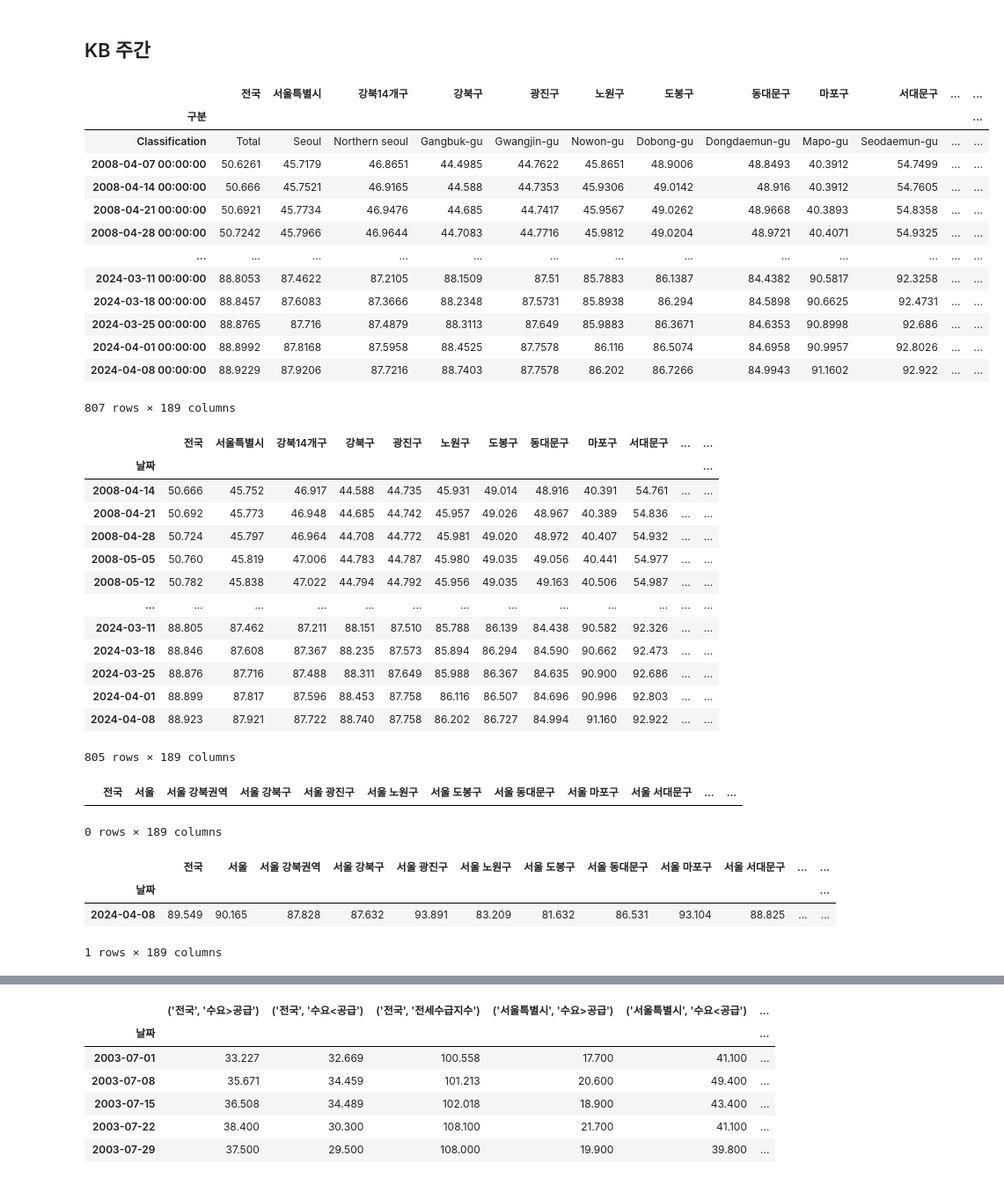
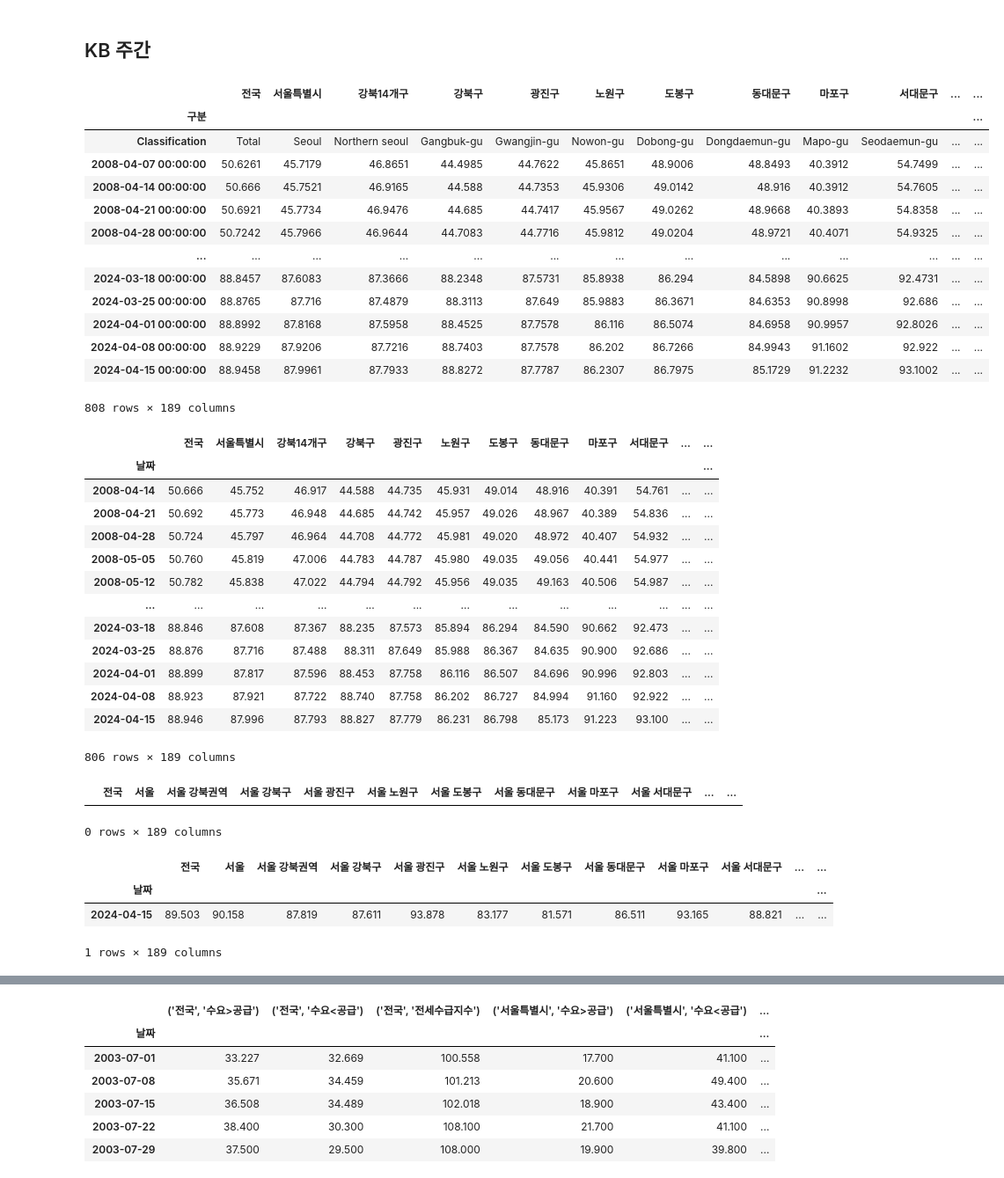
Before and after one commit to sizipusx/fundamental, a Jupyter notebook: jupyterlab/주간 부동산 업데이트.ipynb, the cells around one changed output, grey strips where cells are left out. Shown at 88% size. Drawn from its saved outputs; the diff is of its cells as text; code cells hidden in the pictures.

```diff
--- a/jupyterlab/주간 부동산 업데이트.ipynb
+++ b/jupyterlab/주간 부동산 업데이트.ipynb
@@ -14,26 +14,26 @@ conn = sqlite3.connect('C://Users/sizip/fundamental/files/weekly_house.db')
 ## KB 주간
 # %%
 # 연결 1
-file_path = "C://Users/sizip/OneDriveData/개인/data/부동산 기본 파일/20240408_주간시계열.xlsx"
+file_path = "C://Users/sizip/OneDriveData/개인/data/부동산 기본 파일/20240415_주간시계열.xlsx"
 kbm_dict = pd.ExcelFile(file_path)
 mdf = kbm_dict.parse("3.매매지수", skiprows=1, index_col=0, parse_dates=True)
 jdf = kbm_dict.parse("4.전세지수", skiprows=1, index_col=0, parse_dates=True)
 jdf
 # %% [output]
 |  | 전국 | 서울특별시 | 강북14개구 | 강북구 | 광진구 | 노원구 | 도봉구 | 동대문구 | 마포구 | 서대문구 | ... | ... |
 | 구분 |  |  |  |  |  |  |  |  |  |  |  | ... |
 | Classification | Total | Seoul | Northern seoul | Gangbuk-gu | Gwangjin-gu | Nowon-gu | Dobong-gu | Dongdaemun-gu | Mapo-gu | Seodaemun-gu | ... | ... |
 | 2008-04-07 00:00:00 | 50.6261 | 45.7179 | 46.8651 | 44.4985 | 44.7622 | 45.8651 | 48.9006 | 48.8493 | 40.3912 | 54.7499 | ... | ... |
 | 2008-04-14 00:00:00 | 50.666 | 45.7521 | 46.9165 | 44.588 | 44.7353 | 45.9306 | 49.0142 | 48.916 | 40.3912 | 54.7605 | ... | ... |
 | 2008-04-21 00:00:00 | 50.6921 | 45.7734 | 46.9476 | 44.685 | 44.7417 | 45.9567 | 49.0262 | 48.9668 | 40.3893 | 54.8358 | ... | ... |
 | 2008-04-28 00:00:00 | 50.7242 | 45.7966 | 46.9644 | 44.7083 | 44.7716 | 45.9812 | 49.0204 | 48.9721 | 40.4071 | 54.9325 | ... | ... |
 | ... | ... | ... | ... | ... | ... | ... | ... | ... | ... | ... | ... | ... |
-| 2024-03-11 00:00:00 | 88.8053 | 87.4622 | 87.2105 | 88.1509 | 87.51 | 85.7883 | 86.1387 | 84.4382 | 90.5817 | 92.3258 | ... | ... |
 | 2024-03-18 00:00:00 | 88.8457 | 87.6083 | 87.3666 | 88.2348 | 87.5731 | 85.8938 | 86.294 | 84.5898 | 90.6625 | 92.4731 | ... | ... |
 | 2024-03-25 00:00:00 | 88.8765 | 87.716 | 87.4879 | 88.3113 | 87.649 | 85.9883 | 86.3671 | 84.6353 | 90.8998 | 92.686 | ... | ... |
 | 2024-04-01 00:00:00 | 88.8992 | 87.8168 | 87.5958 | 88.4525 | 87.7578 | 86.116 | 86.5074 | 84.6958 | 90.9957 | 92.8026 | ... | ... |
 | 2024-04-08 00:00:00 | 88.9229 | 87.9206 | 87.7216 | 88.7403 | 87.7578 | 86.202 | 86.7266 | 84.9943 | 91.1602 | 92.922 | ... | ... |
+| 2024-04-15 00:00:00 | 88.9458 | 87.9961 | 87.7933 | 88.8272 | 87.7787 | 86.2307 | 86.7975 | 85.1729 | 91.2232 | 93.1002 | ... | ... |
-807 rows × 189 columns
+808 rows × 189 columns
 # %%
 mdf = mdf.iloc[2:mdf['전국'].count()]
 mdf.index.name="날짜"
@@ -53,12 +53,12 @@ jdf
 | 2008-05-05 | 50.760 | 45.819 | 47.006 | 44.783 | 44.787 | 45.980 | 49.035 | 49.056 | 40.441 | 54.977 | ... | ... |
 | 2008-05-12 | 50.782 | 45.838 | 47.022 | 44.794 | 44.792 | 45.956 | 49.035 | 49.163 | 40.506 | 54.987 | ... | ... |
 | ... | ... | ... | ... | ... | ... | ... | ... | ... | ... | ... | ... | ... |
-| 2024-03-11 | 88.805 | 87.462 | 87.211 | 88.151 | 87.510 | 85.788 | 86.139 | 84.438 | 90.582 | 92.326 | ... | ... |
 | 2024-03-18 | 88.846 | 87.608 | 87.367 | 88.235 | 87.573 | 85.894 | 86.294 | 84.590 | 90.662 | 92.473 | ... | ... |
 | 2024-03-25 | 88.876 | 87.716 | 87.488 | 88.311 | 87.649 | 85.988 | 86.367 | 84.635 | 90.900 | 92.686 | ... | ... |
 | 2024-04-01 | 88.899 | 87.817 | 87.596 | 88.453 | 87.758 | 86.116 | 86.507 | 84.696 | 90.996 | 92.803 | ... | ... |
 | 2024-04-08 | 88.923 | 87.921 | 87.722 | 88.740 | 87.758 | 86.202 | 86.727 | 84.994 | 91.160 | 92.922 | ... | ... |
+| 2024-04-15 | 88.946 | 87.996 | 87.793 | 88.827 | 87.779 | 86.231 | 86.798 | 85.173 | 91.223 | 93.100 | ... | ... |
-805 rows × 189 columns
+806 rows × 189 columns
 # %%
 header = header_excel.parse('KB')
 header
@@ -74,7 +74,7 @@ mlast_row
 # %% [output]
 |  | 전국 | 서울 | 서울 강북권역 | 서울 강북구 | 서울 광진구 | 서울 노원구 | 서울 도봉구 | 서울 동대문구 | 서울 마포구 | 서울 서대문구 | ... | ... |
 | 날짜 |  |  |  |  |  |  |  |  |  |  |  | ... |
-| 2024-04-08 | 89.549 | 90.165 | 87.828 | 87.632 | 93.891 | 83.209 | 81.632 | 86.531 | 93.104 | 88.825 | ... | ... |
+| 2024-04-15 | 89.503 | 90.158 | 87.819 | 87.611 | 93.878 | 83.177 | 81.571 | 86.511 | 93.165 | 88.821 | ... | ... |
 1 rows × 189 columns
 # %%
 mlast_row.to_sql("kbm", conn, if_exists="append")
```
Also changed, not shown: parts of 15 cells of this notebook, 1 other file.
